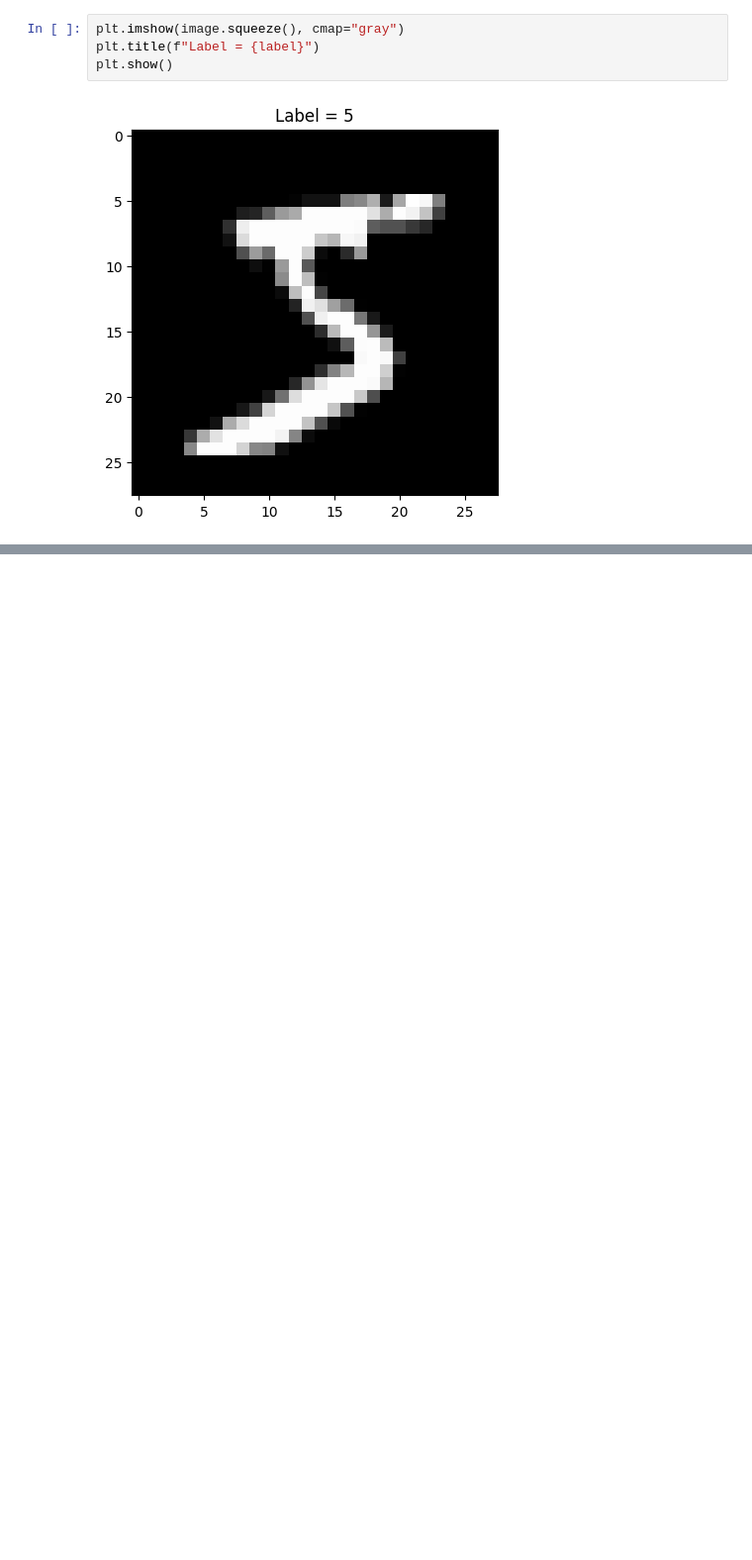
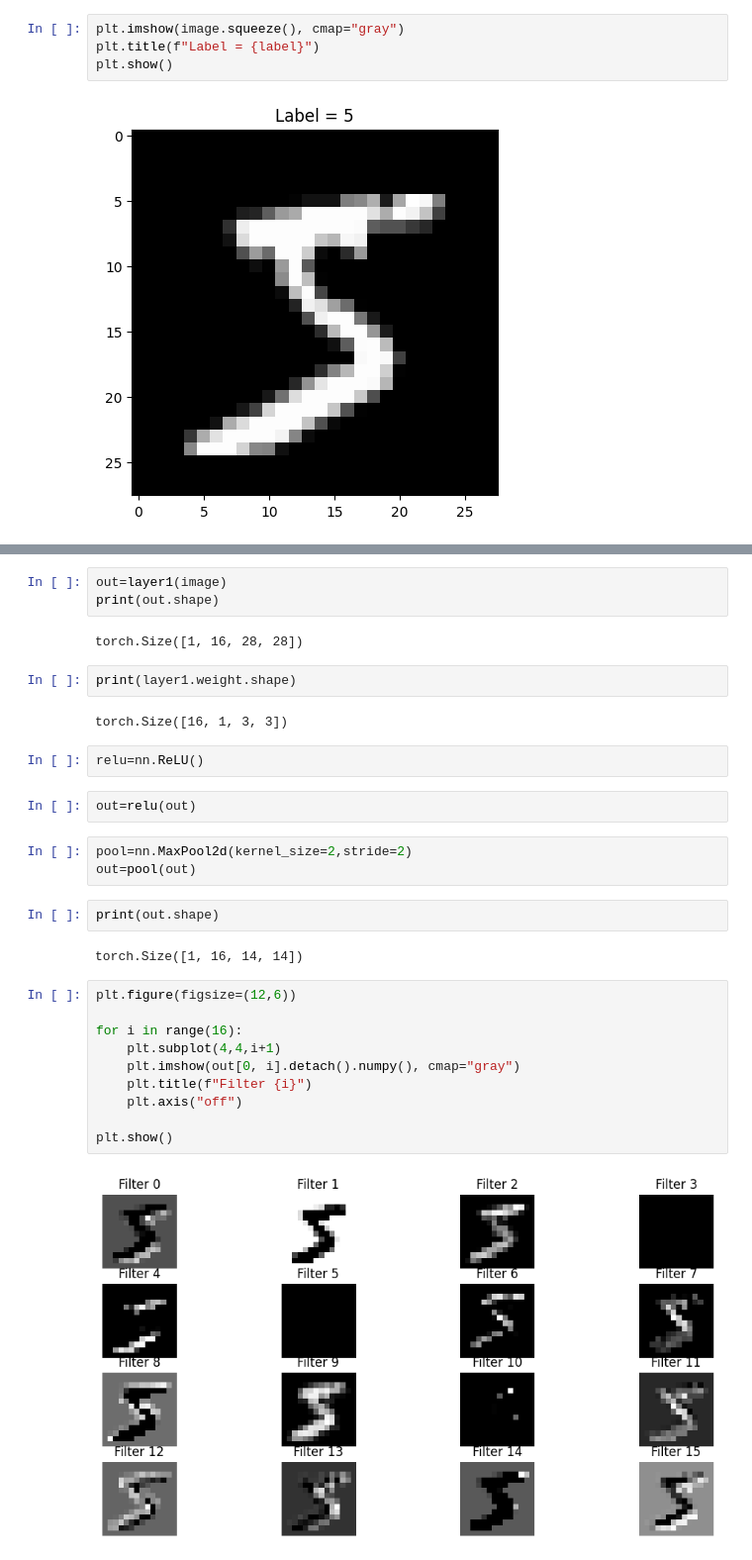
Before and after one commit to mumal123/CNN, a Jupyter notebook: model.ipynb, the cells around one changed output, grey strips where cells are left out. Shown at 99% size. Cells and saved outputs as stored; diff of their text form; blank space fills up the shorter version.

```diff
--- a/model.ipynb
+++ b/model.ipynb
@@ -30,0 +42,32 @@ plt.show()
+# %%
+out=layer1(image)
+print(out.shape)
+# %% [output]
+torch.Size([1, 16, 28, 28])
+# %%
+print(layer1.weight.shape)
+# %% [output]
+torch.Size([16, 1, 3, 3])
+# %%
+relu=nn.ReLU()
+# %%
+out=relu(out)
+# %%
+pool=nn.MaxPool2d(kernel_size=2,stride=2)
+out=pool(out)
+# %%
+print(out.shape)
+# %% [output]
+torch.Size([1, 16, 14, 14])
+# %%
+plt.figure(figsize=(12,6))
+
+for i in range(16):
+    plt.subplot(4,4,i+1)
+    plt.imshow(out[0, i].detach().numpy(), cmap="gray")
+    plt.title(f"Filter {i}")
+    plt.axis("off")
+
+plt.show()
+# %% [output]
+[figure, added]
```
Also changed, not shown: parts of 12 cells of this notebook.
